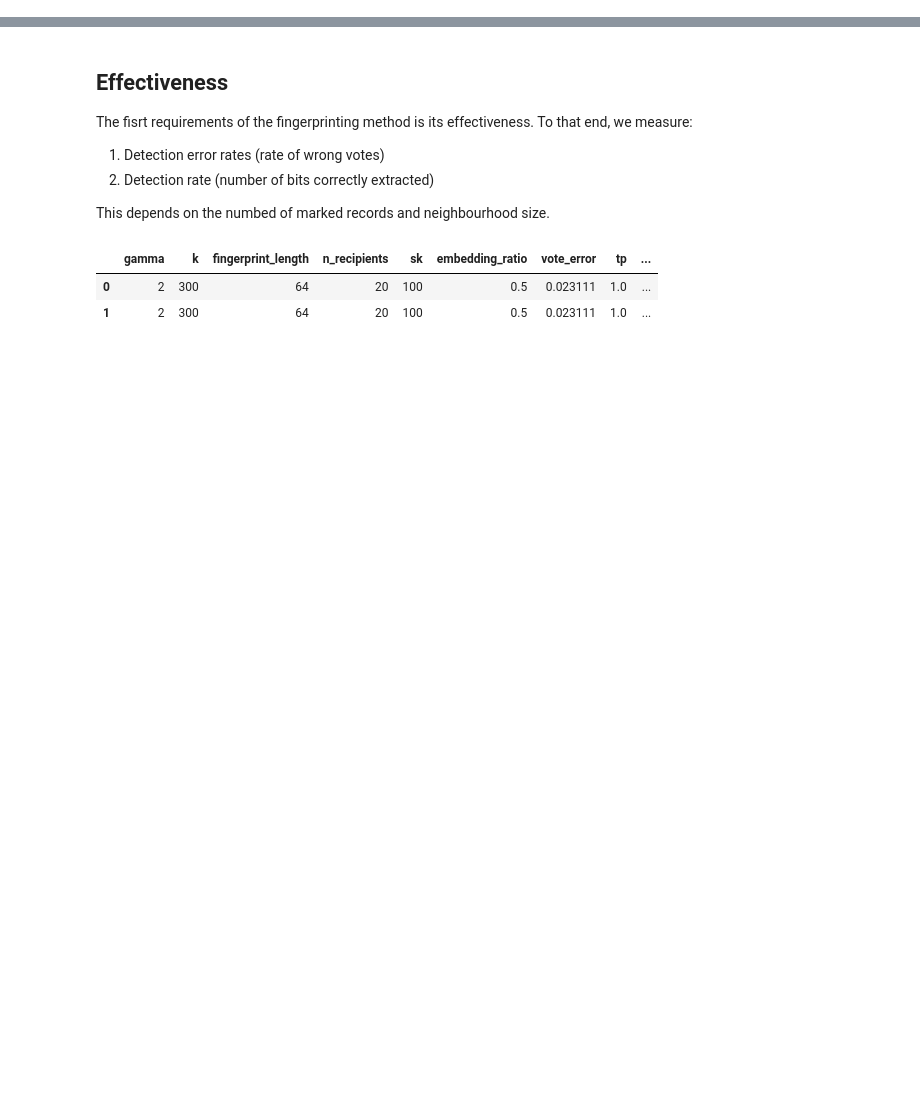
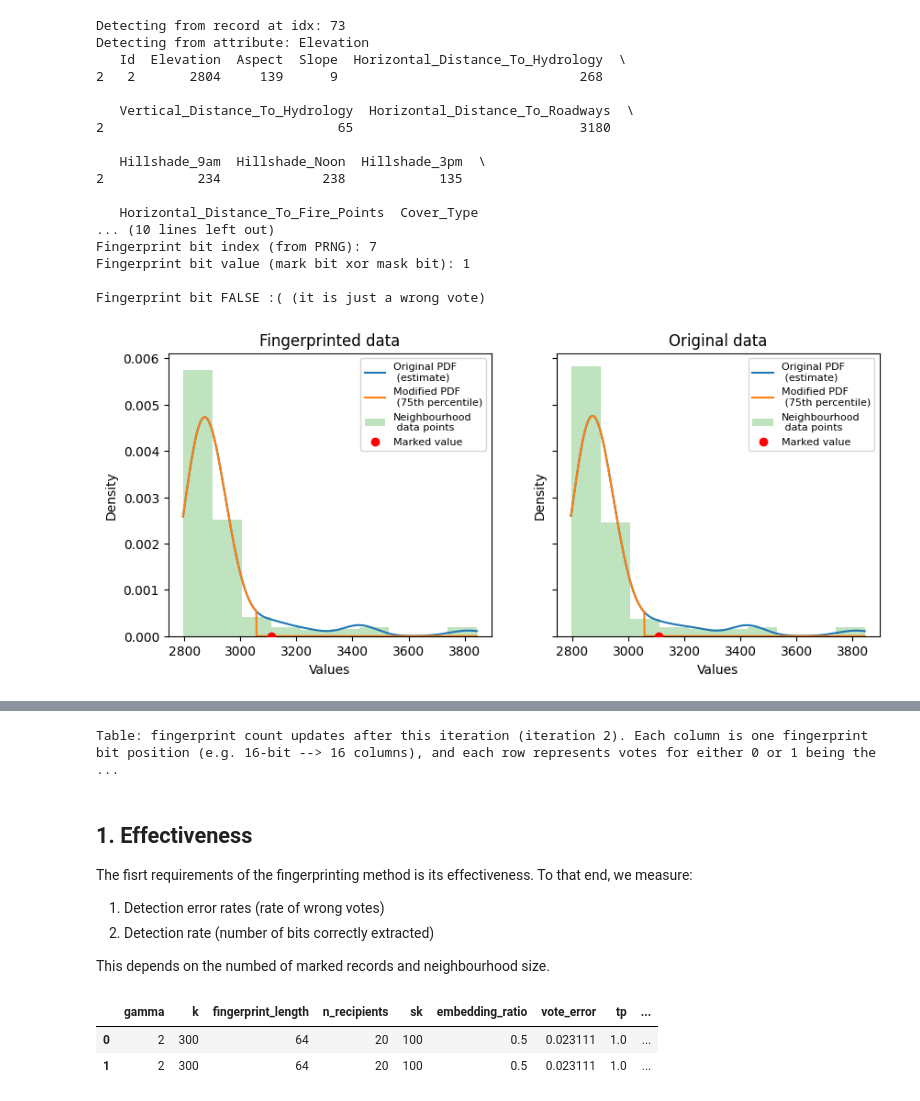
Before and after one commit to tanjascats/NCorr-FP, a Jupyter notebook: NCorrFP_scheme/analysis/NCorr-FP-analysis.ipynb, the cells around one changed output, grey strips where cells are left out. Saved outputs shown, nothing was run; the diff lists cells and outputs as text; code cells hidden in the pictures; blank space fills up the shorter version.

```diff
--- a/NCorrFP_scheme/analysis/NCorr-FP-analysis.ipynb
+++ b/NCorrFP_scheme/analysis/NCorr-FP-analysis.ipynb
@@ -17,0 +109,21 @@ markers = ['o', 'v', 'x', 's']
+# %%
+show_detection_iteration(2, det_iter_log, fingerprinted_data, iter_log, fingerprint, dataset)
+# %% [output]
+Detecting from record at idx: 73
+Detecting from attribute: Elevation
+   Id  Elevation  Aspect  Slope  Horizontal_Distance_To_Hydrology  \
+2   2       2804     139      9                               268
+
+   Vertical_Distance_To_Hydrology  Horizontal_Distance_To_Roadways  \
+2                              65                             3180
+
+   Hillshade_9am  Hillshade_Noon  Hillshade_3pm  \
+2            234             238            135
+
+   Horizontal_Distance_To_Fire_Points  Cover_Type
+... (10 lines left out)
+Fingerprint bit index (from PRNG): 7
+Fingerprint bit value (mark bit xor mask bit): 1
+
+Fingerprint bit FALSE :( (it is just a wrong vote)
+[figure, added]
@@ -18,5 +131,6 @@ markers = ['o', 'v', 'x', 's']
+Table: fingerprint count updates after this iteration (iteration 2). Each column is one fingerprint bit position (e.g. 16-bit --> 16 columns), and each row represents votes for either 0 or 1 being the ...
 # %% [markdown]
-## Effectiveness
+## 1. Effectiveness
 
 The fisrt requirements of the fingerprinting method is its effectiveness.
 To that end, we measure:
```
Also changed, not shown: parts of 50 cells of this notebook, 25 other files.
